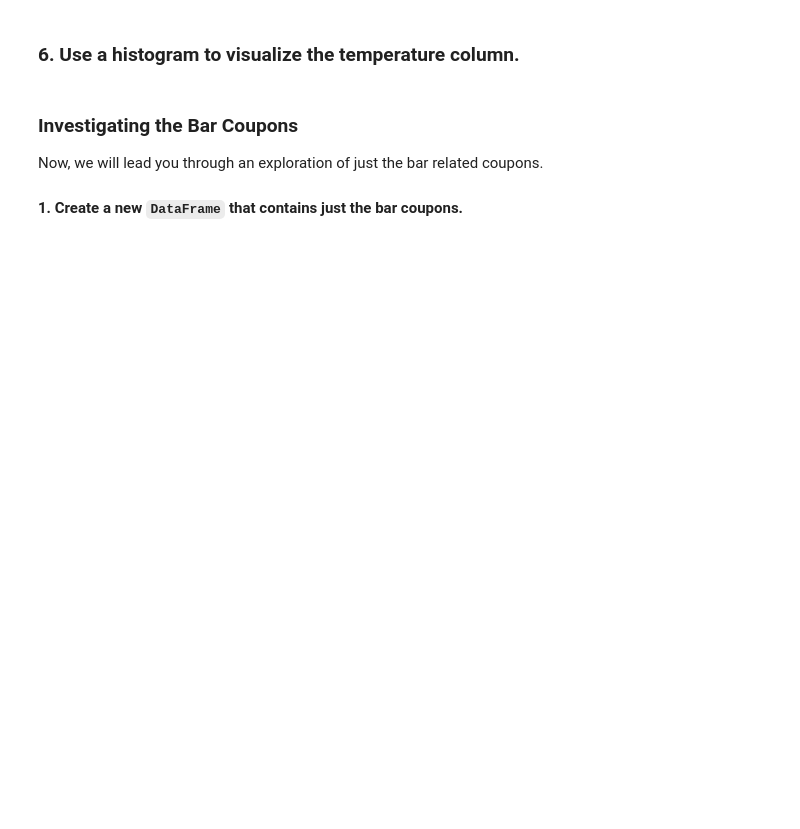
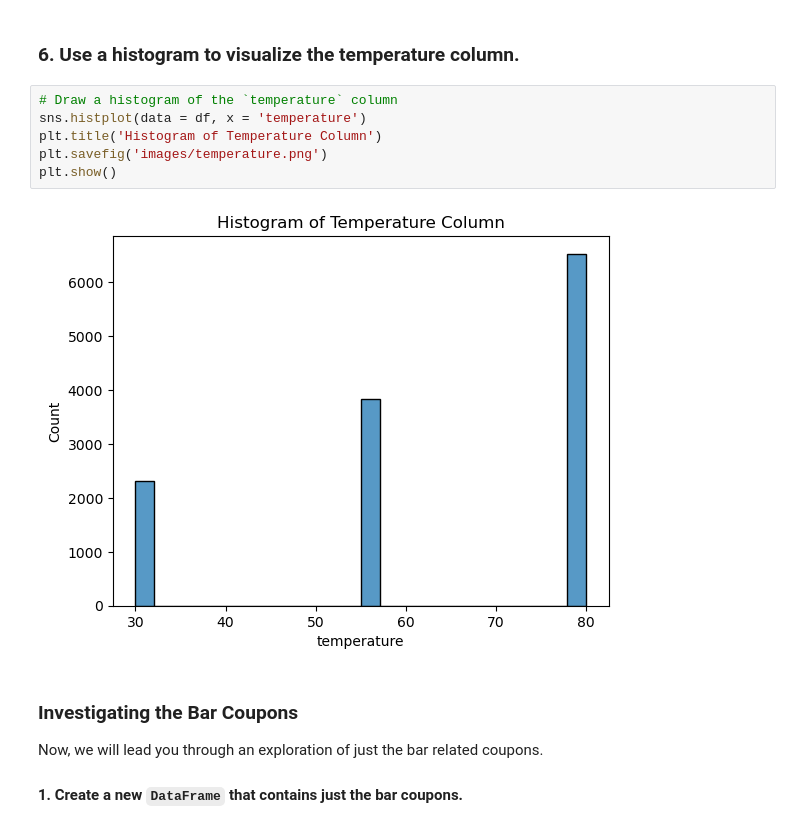
Before and after one commit to dziaoure/ai-ml-ucberkeley, a Jupyter notebook: practical-application-1/prompt.ipynb, the cells around one changed output. Cells and saved outputs as stored; diff of their text form; blank space fills up the shorter version.

```diff
--- a/practical-application-1/prompt.ipynb
+++ b/practical-application-1/prompt.ipynb
@@ -237,5 +247,13 @@ plt.show()
 # %% [markdown]
 ### 6. Use a histogram to visualize the temperature column.
+# %%
+# Draw a histogram of the `temperature` column
+sns.histplot(data = df, x = 'temperature')
+plt.title('Histogram of Temperature Column')
+plt.savefig('images/temperature.png')
+plt.show()
+# %% [output]
+[figure, added]
 # %% [markdown]
 ### Investigating the Bar Coupons
 
```
Also changed, not shown: parts of 35 cells of this notebook, 7 other files.
